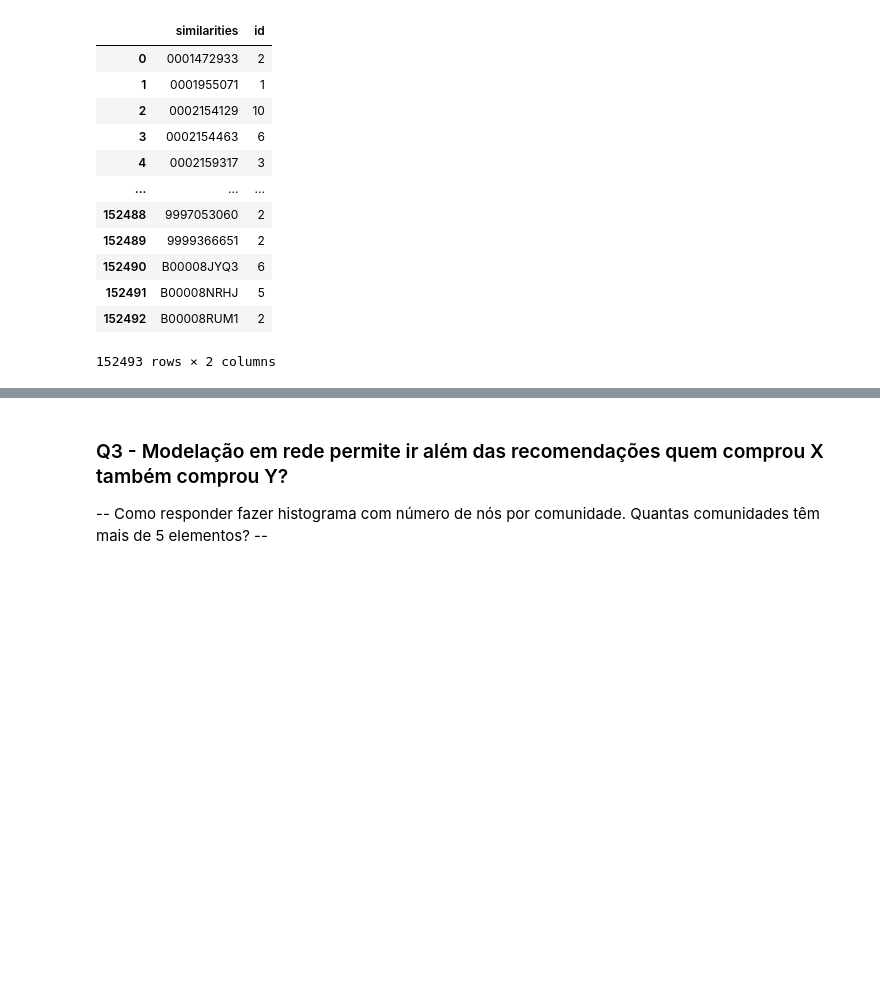
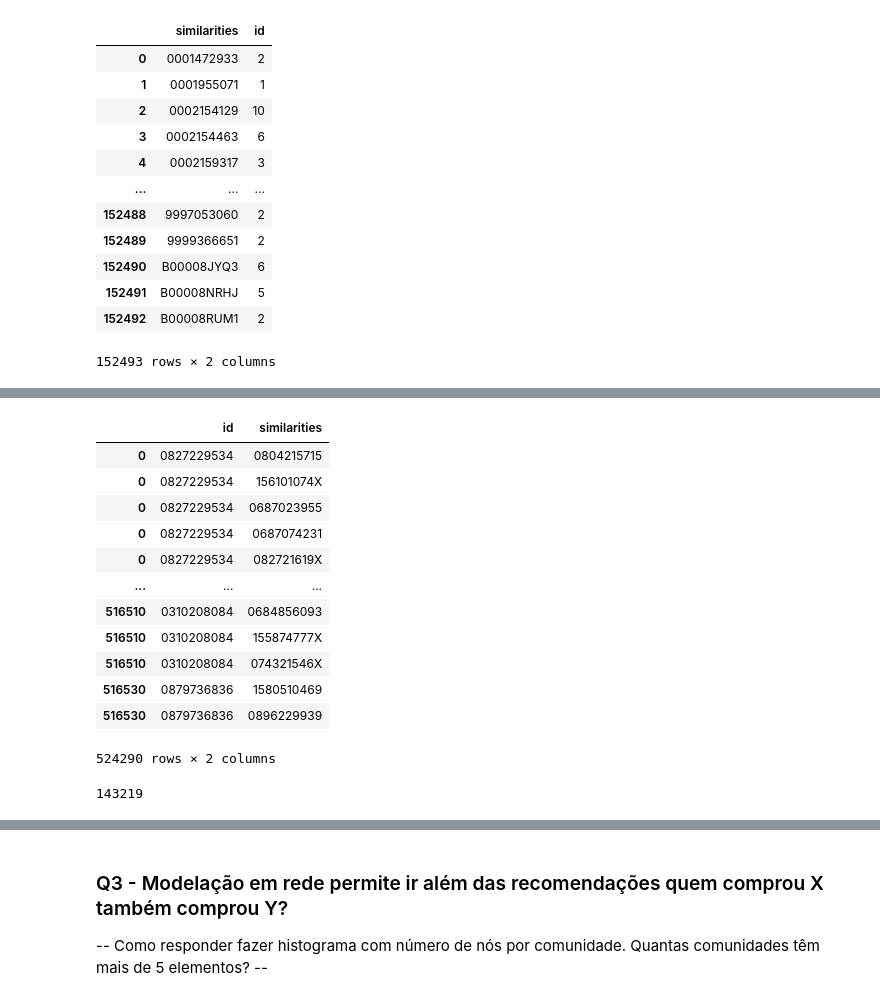
Before and after one commit to DEISI-ULHT-TFC-2023-24/TFC-DEISI88-CoBuyPatterns, a Jupyter notebook: TFC - revision.ipynb, the cells around one changed output, grey strips where cells are left out. Saved outputs shown, nothing was run; the diff lists cells and outputs as text; code cells hidden in the pictures; blank space fills up the shorter version.

```diff
--- a/TFC - revision.ipynb
+++ b/TFC - revision.ipynb
@@ -778 +811,25 @@ count_ids_by_similarities
+# %%
+#Façamos agora o mesmo que a linha anterior mas para as similaridades
+filtered_exploded = filtered_df.explode('similarities')
+result = filtered_exploded[filtered_exploded['similarities'].isin(id_set)]
+result = result[['id','similarities']]
+result
+# %% [output]
+|  | id | similarities |
+| 0 | 0827229534 | 0804215715 |
+| 0 | 0827229534 | 156101074X |
+| 0 | 0827229534 | 0687023955 |
+| 0 | 0827229534 | 0687074231 |
+| 0 | 0827229534 | 082721619X |
+| ... | ... | ... |
+| 516510 | 0310208084 | 0684856093 |
+| 516510 | 0310208084 | 155874777X |
+| 516510 | 0310208084 | 074321546X |
+| 516530 | 0879736836 | 1580510469 |
+| 516530 | 0879736836 | 0896229939 |
+524290 rows × 2 columns
+# %%
+len(set.intersection(set(result.id),set(result.similarities)))
+# %% [output]
+143219
 # %%
```
Also changed, not shown: parts of 11 cells of this notebook, 1 other file.
